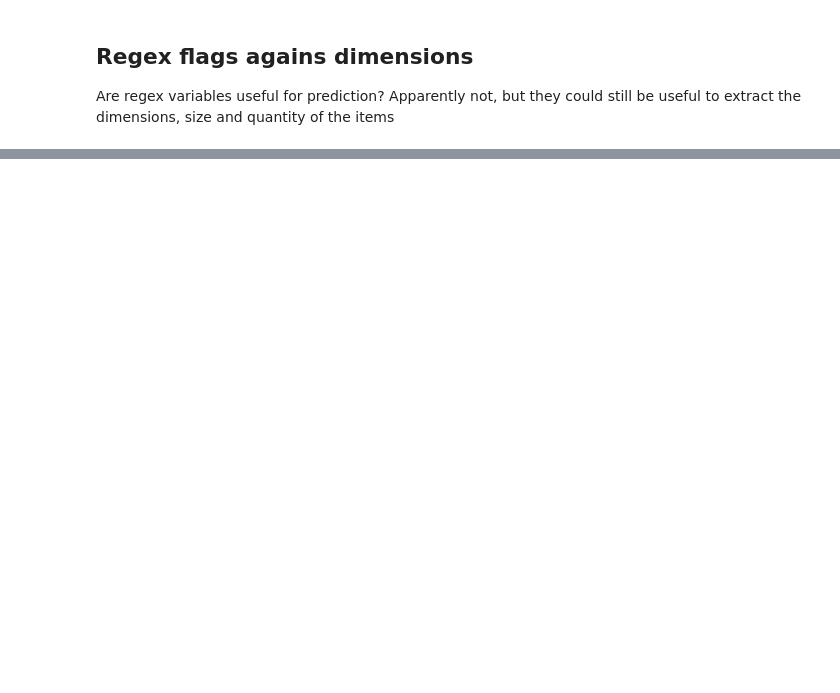
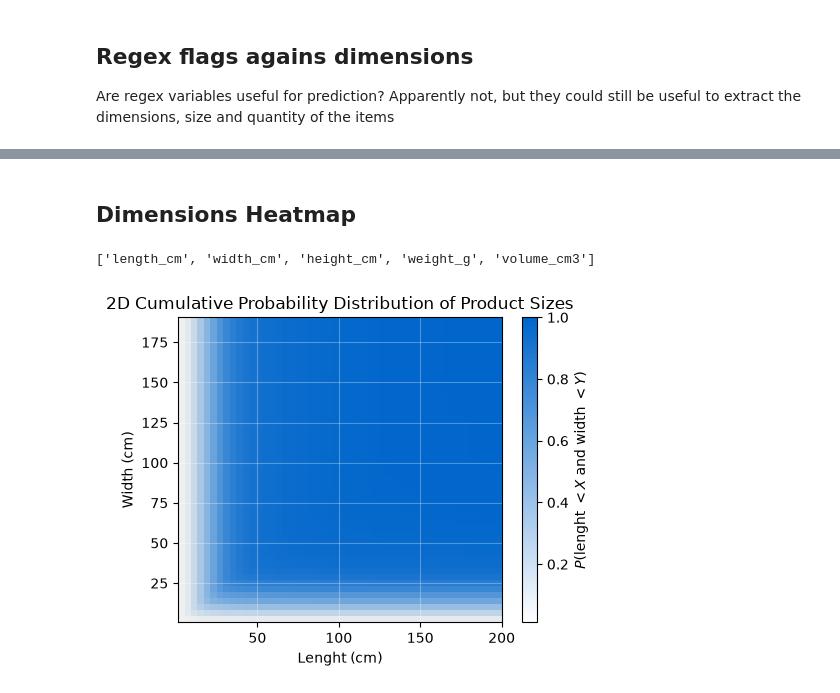
Before and after one commit to tomazcavalcantee/Cubagem---Stone, a Jupyter notebook: notebooks/1_eda.ipynb, the cells around one changed output, grey strips where cells are left out. Cells and saved outputs as stored; diff of their text form; code cells hidden in the pictures; blank space fills up the shorter version.

```diff
--- a/notebooks/1_eda.ipynb
+++ b/notebooks/1_eda.ipynb
@@ -188,0 +192,41 @@ plt.tight_layout()
+# %% [markdown]
+## Dimensions Heatmap
+# %%
+targets
+# %% [output]
+['length_cm', 'width_cm', 'height_cm', 'weight_g', 'volume_cm3']
+# %%
+from matplotlib.colors import LinearSegmentedColormap
+
+# 1. Clean data and calculate Base Area
+df_clean = df[targets].dropna().copy()
+
+x = df_clean["length_cm"]
+y = df_clean["width_cm"]
+
+H, xedges, yedges = np.histogram2d(x, y, bins=50)
+H_cumsum = np.cumsum(np.cumsum(H, axis=0), axis=1)
+cdf = H_cumsum / H_cumsum[-1, -1]
+
+base_color = (0.0, 0.4, 0.8)
+colors = [(*base_color, 0.0), (*base_color, 1.0)]
+alpha_cmap = LinearSegmentedColormap.from_list("AlphaBlue", colors)
+
+fig, ax = plt.subplots(figsize=(5, 4))
+
+ax.set_facecolor('#f0f0f0')
+
+mesh = ax.pcolormesh(xedges, yedges, cdf.T, cmap=alpha_cmap, shading='flat')
+
+cbar = plt.colorbar(mesh, ax=ax)
+cbar.set_label(r'$P(\text{lenght } < X \text{ and } \text{width } < Y)$')
+
+ax.set_title("2D Cumulative Probability Distribution of Product Sizes")
+ax.set_xlabel("Lenght (cm)")
+ax.set_ylabel("Width (cm)")
+
+ax.grid(alpha=0.3, color='white')
+
+plt.tight_layout()
+# %% [output]
+[figure, added]
```
Also changed, not shown: parts of 4 cells of this notebook, 2 other files.
